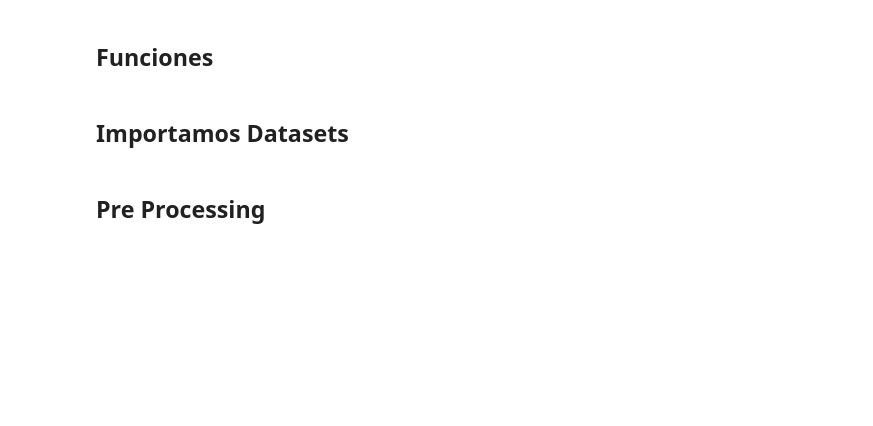
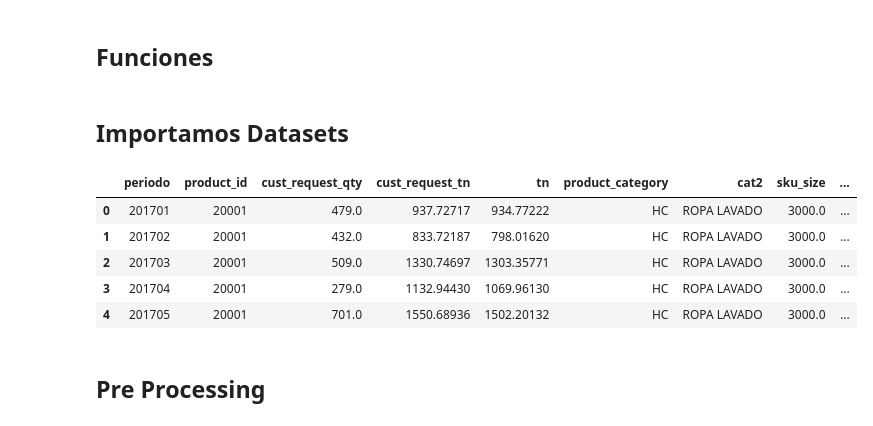
Before and after one commit to leandroomargarcia/labo3-2023-ba, a Jupyter notebook: Empresa4_Estrategia2_variaciones_porcentuales.ipynb, the cells around one changed output. Cells and saved outputs as stored; diff of their text form; code cells hidden in the pictures; blank space fills up the shorter version.

```diff
--- a/Empresa4_Estrategia2_variaciones_porcentuales.ipynb
+++ b/Empresa4_Estrategia2_variaciones_porcentuales.ipynb
@@ -253,2 +139,14 @@ precios_cuidados = get_dataset("02_precios_cuidados")
+# %%
+df_tb_sellout = get_dataset("02_productos_todos_anti_leak_con_FE_06")
+df_target = get_dataset("02_productos_todos") # Uasada solo para generar la clase + 2
+# %%
+df_tb_sellout.head()
+# %% [output]
+|  | periodo | product_id | cust_request_qty | cust_request_tn | tn | product_category | cat2 | sku_size | ... |
+| 0 | 201701 | 20001 | 479.0 | 937.72717 | 934.77222 | HC | ROPA LAVADO | 3000.0 | ... |
+| 1 | 201702 | 20001 | 432.0 | 833.72187 | 798.01620 | HC | ROPA LAVADO | 3000.0 | ... |
+| 2 | 201703 | 20001 | 509.0 | 1330.74697 | 1303.35771 | HC | ROPA LAVADO | 3000.0 | ... |
+| 3 | 201704 | 20001 | 279.0 | 1132.94430 | 1069.96130 | HC | ROPA LAVADO | 3000.0 | ... |
+| 4 | 201705 | 20001 | 701.0 | 1550.68936 | 1502.20132 | HC | ROPA LAVADO | 3000.0 | ... |
 # %% [markdown]
 ## Pre Processing
```
Also changed, not shown: parts of 37 cells of this notebook.
